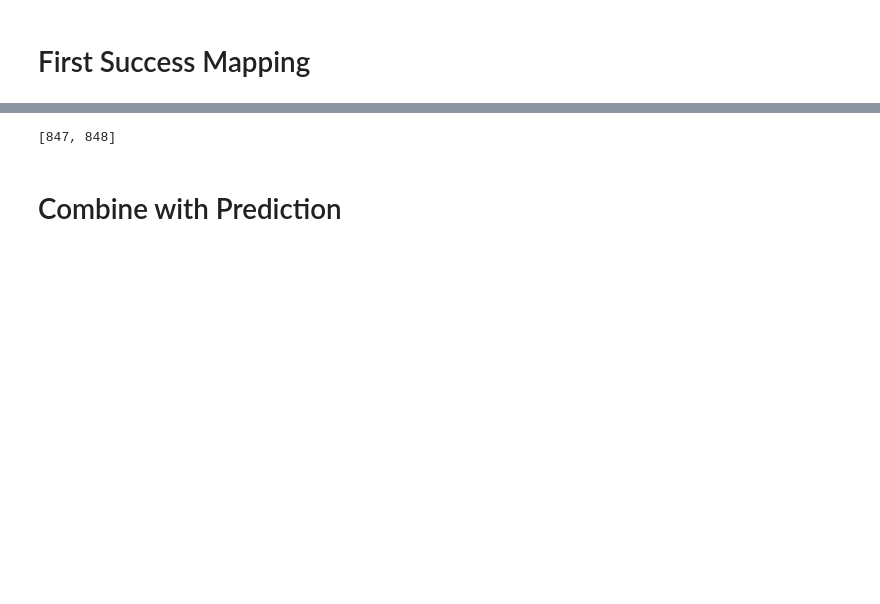
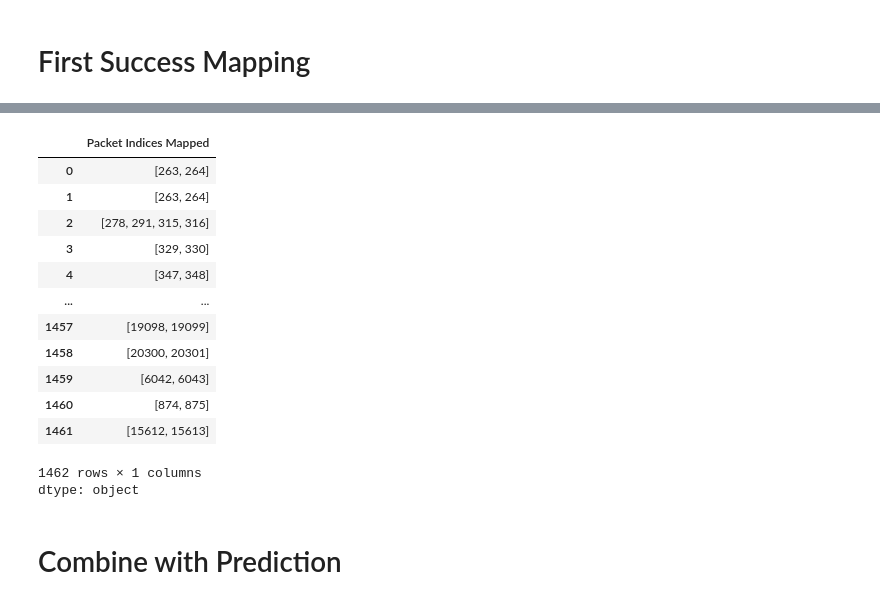
Before and after one commit to Mc4minta/AIB5-PcapAttackClassifier, a Jupyter notebook: MapPacketIndices.ipynb, the cells around one changed output, grey strips where cells are left out. Cells and saved outputs as stored; diff of their text form; code cells hidden in the pictures; blank space fills up the shorter version.

```diff
--- a/MapPacketIndices.ipynb
+++ b/MapPacketIndices.ipynb
@@ -856,7 +489,20 @@ Processing completed successfully for FTPBruteforce/ftpbrute-ubuntu.
 # %%
-packet_indices.iloc[31]
+packet_indices
 # %% [output]
+|  | Packet Indices Mapped |
+| 0 | [263, 264] |
+| 1 | [263, 264] |
+| 2 | [278, 291, 315, 316] |
+| 3 | [329, 330] |
+| 4 | [347, 348] |
+| ... | ... |
+| 1457 | [19098, 19099] |
+| 1458 | [20300, 20301] |
+| 1459 | [6042, 6043] |
+| 1460 | [874, 875] |
+| 1461 | [15612, 15613] |
-[847, 848]
+1462 rows × 1 columns
+dtype: object
 # %% [markdown]
 # Combine with Prediction
 # %%
```
Also changed, not shown: parts of 9 cells of this notebook.
